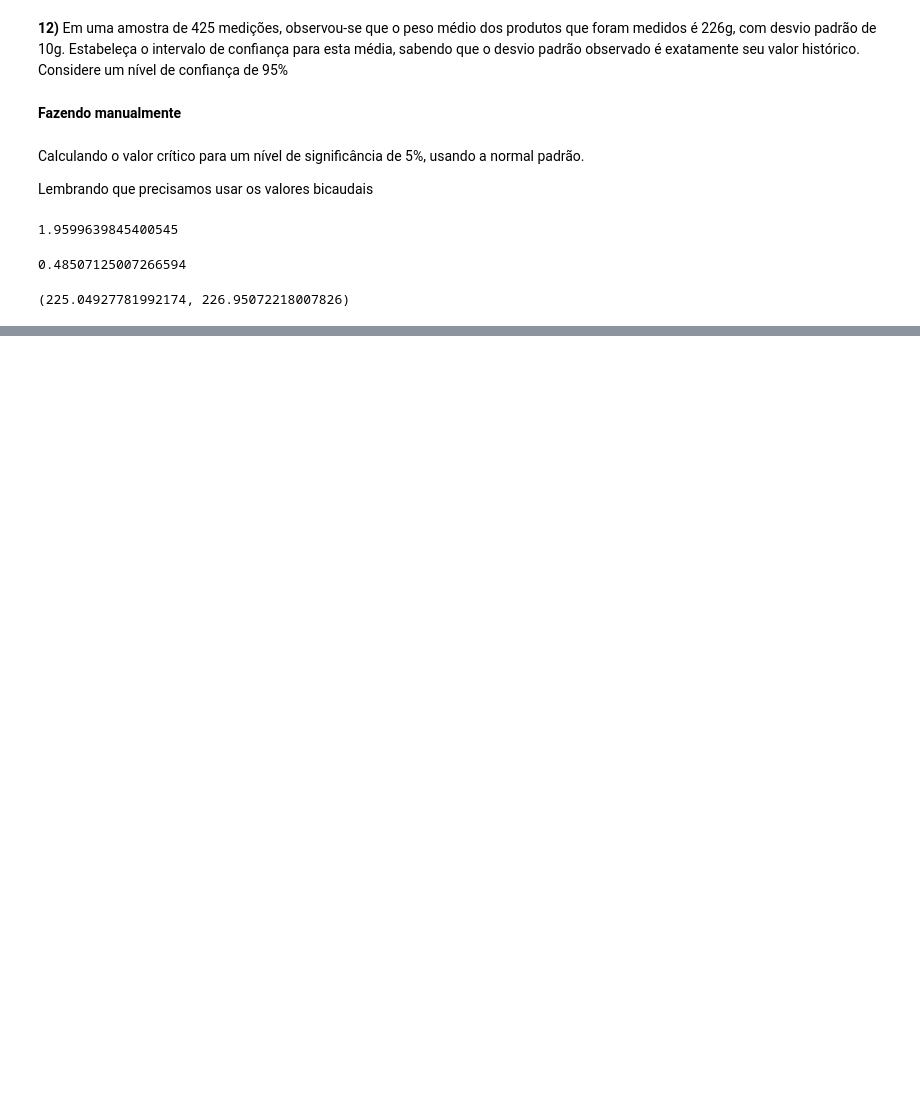
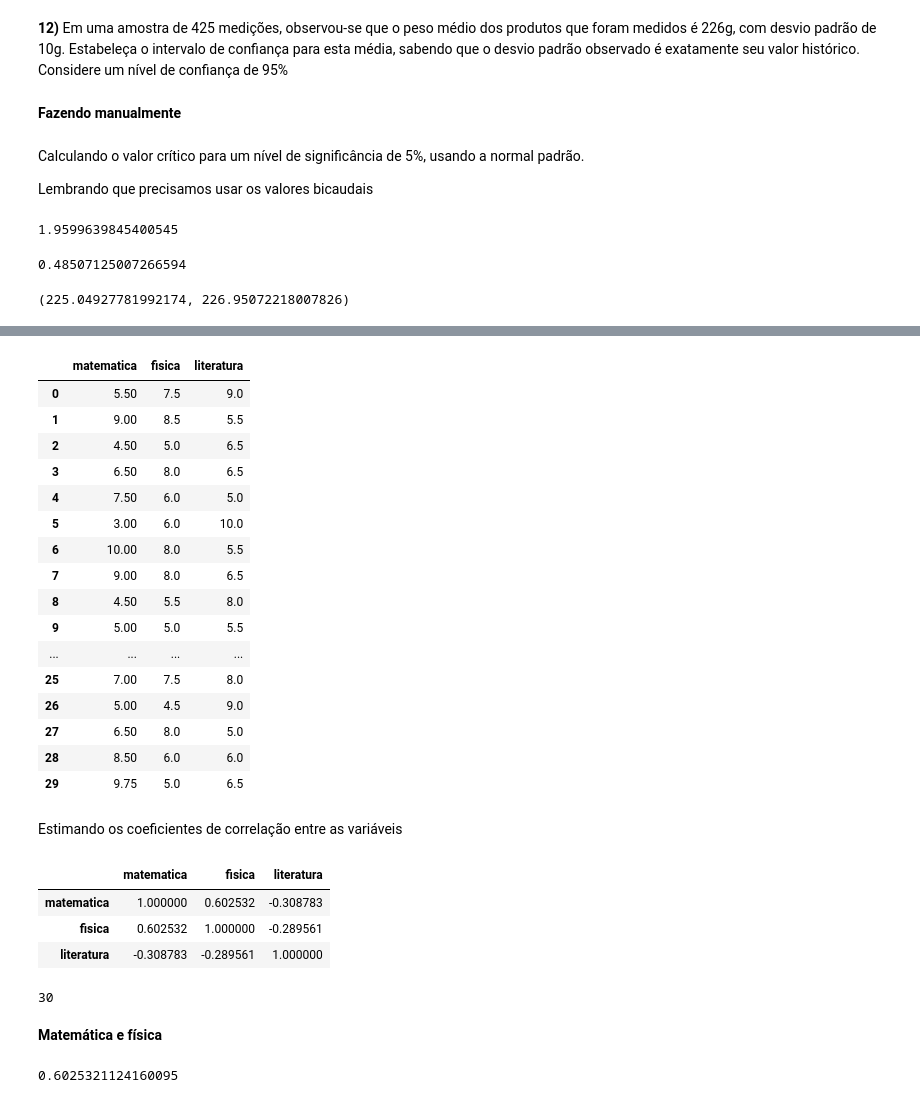
Before and after one commit to brunatoloti/mba-dsa-usp, a Jupyter notebook: modulo_introdutorio/fundamentos_de_estatistica/fundamentos_de_estatistica.ipynb, the cells around one changed output, grey strips where cells are left out. Saved outputs shown, nothing was run; the diff lists cells and outputs as text; code cells hidden in the pictures; blank space fills up the shorter version.

```diff
--- a/modulo_introdutorio/fundamentos_de_estatistica/fundamentos_de_estatistica.ipynb
+++ b/modulo_introdutorio/fundamentos_de_estatistica/fundamentos_de_estatistica.ipynb
@@ -1486,0 +1677,52 @@ ic
+# %%
+matematica = [5.50,9.00,4.50,6.50,7.50,3.00,10.00,9.00,4.50,5.00,3.50,7.50,6.50,8.00,4.00,
+              7.00,7.50,6.00,10.00,9.00,8.00,5.00,4.00,9.50,6.50,7.00,5.00,6.50,8.50,9.75]
+fisica = [7.50,8.50,5.00,8.00,6.00,6.00,8.00,8.00,5.50,5.00,5.00,9.00,7.50,9.00,5.00,6.00,
+          7.50,9.00,7.50,10.00,9.00,5.00,3.00,8.00,7.00,7.50,4.50,8.00,6.00,5.00]
+literatura = [9.00,5.50,6.50,6.50,5.00,10.00,5.50,6.50,8.00,5.50,7.50,4.50,8.50,5.00,6.50,
+              8.50,6.00,3.00,5.00,5.50,9.00,5.00,7.50,8.50,4.50,8.00,9.00,5.00,6.00,6.50]
+
+df = pd.DataFrame({'matematica': matematica,
+                   'fisica': fisica,
+                   'literatura': literatura})
+df
+# %% [output]
+|  | matematica | fisica | literatura |
+| 0 | 5.50 | 7.5 | 9.0 |
+| 1 | 9.00 | 8.5 | 5.5 |
+| 2 | 4.50 | 5.0 | 6.5 |
+| 3 | 6.50 | 8.0 | 6.5 |
+| 4 | 7.50 | 6.0 | 5.0 |
+| 5 | 3.00 | 6.0 | 10.0 |
+| 6 | 10.00 | 8.0 | 5.5 |
+| 7 | 9.00 | 8.0 | 6.5 |
+| 8 | 4.50 | 5.5 | 8.0 |
+| 9 | 5.00 | 5.0 | 5.5 |
+| ... | ... | ... | ... |
+| 25 | 7.00 | 7.5 | 8.0 |
+| 26 | 5.00 | 4.5 | 9.0 |
+| 27 | 6.50 | 8.0 | 5.0 |
+| 28 | 8.50 | 6.0 | 6.0 |
+| 29 | 9.75 | 5.0 | 6.5 |
+# %% [markdown]
+Estimando os coeficientes de correlação entre as variáveis
+# %%
+corr_disciplinas = df.corr()
+corr_disciplinas
+# %% [output]
+|  | matematica | fisica | literatura |
+| matematica | 1.000000 | 0.602532 | -0.308783 |
+| fisica | 0.602532 | 1.000000 | -0.289561 |
+| literatura | -0.308783 | -0.289561 | 1.000000 |
+# %%
+n = df.shape[0]
+n
+# %% [output]
+30
+# %% [markdown]
+**Matemática e física**
+# %%
+matematica_fisica = corr_disciplinas.unstack()['matematica']['fisica']
+matematica_fisica
+# %% [output]
+0.6025321124160095
```
Also changed, not shown: parts of 141 cells of this notebook.
